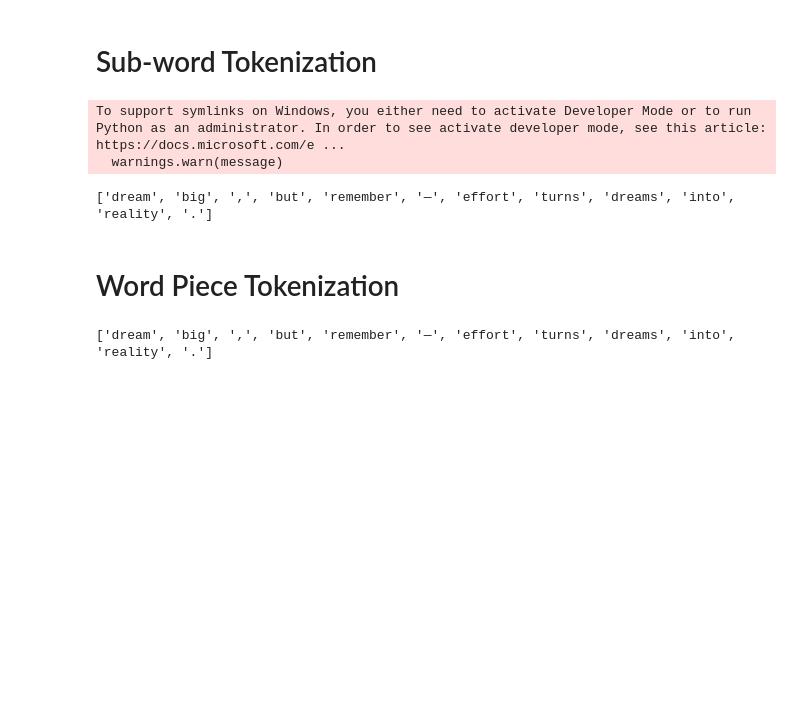
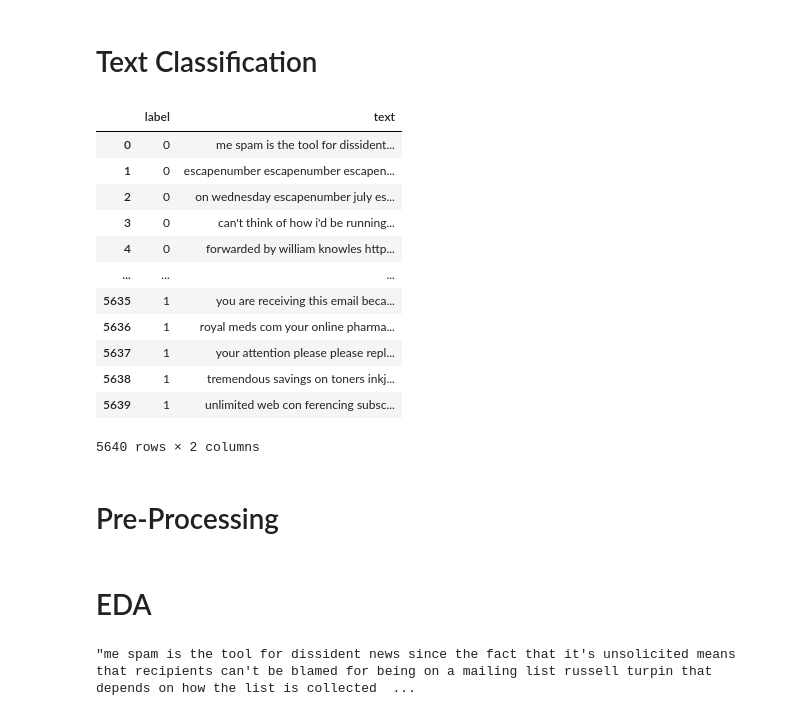
Before and after one commit to syedbasitabbaszaidi/Semester-4, a Jupyter notebook: PAI_Lab_Task_09/PAI_Lab_Tasks_09.ipynb, the cells around one changed output. Cells and saved outputs as stored; diff of their text form; code cells hidden in the pictures; blank space fills up the shorter version.

```diff
--- a/PAI_Lab_Task_09/PAI_Lab_Tasks_09.ipynb
+++ b/PAI_Lab_Task_09/PAI_Lab_Tasks_09.ipynb
@@ -27,21 +1,22 @@ print(tokens)
-# %% [markdown]
-# Sub-word Tokenization
-# %%
-from transformers import AutoTokenizer
-
-tokenizer = AutoTokenizer.from_pretrained("bert-base-uncased")
-tokens = tokenizer.tokenize(txt)
-print(tokens)
-# %% [output]
-To support symlinks on Windows, you either need to activate Developer Mode or to run Python as an administrator. In order to see activate developer mode, see this article: https://docs.microsoft.com/e ...
-  warnings.warn(message)
-['dream', 'big', ',', 'but', 'remember', '—', 'effort', 'turns', 'dreams', 'into', 'reality', '.']
-# %% [markdown]
-# Word Piece Tokenization
-# %%
-from transformers import AutoTokenizer
-tokenizer = AutoTokenizer.from_pretrained("bert-base-uncased")
-tokens = tokenizer.tokenize(txt)
-print(tokens)
-# %% [output]
-['dream', 'big', ',', 'but', 'remember', '—', 'effort', 'turns', 'dreams', 'into', 'reality', '.']
+# %% [markdown]
+# Text Classification
+# %%
+import pandas as pd
+df = pd.read_csv('email_text.csv')
+df
+# %% [output]
+|  | label | text |
+| 0 | 0 | me spam is the tool for dissident... |
+| 1 | 0 | escapenumber escapenumber escapen... |
+| 2 | 0 | on wednesday escapenumber july es... |
+| 3 | 0 | can't think of how i'd be running... |
+| 4 | 0 | forwarded by william knowles http... |
+| ... | ... | ... |
+| 5635 | 1 | you are receiving this email beca... |
+| 5636 | 1 | royal meds com your online pharma... |
+| 5637 | 1 | your attention please please repl... |
+| 5638 | 1 | tremendous savings on toners inkj... |
+| 5639 | 1 | unlimited web con ferencing subsc... |
+5640 rows × 2 columns
+# %% [markdown]
+# Pre-Processing
@@ -47,0 +38,6 @@ print(tokens)
+# %% [markdown]
+# EDA
+# %%
+df['text'][0]
+# %% [output]
+"me spam is the tool for dissident news since the fact that it's unsolicited means that recipients can't be blamed for being on a mailing list russell turpin that depends on how the list is collected  ...
```
Also changed, not shown: parts of 23 cells of this notebook, 1 other file.
